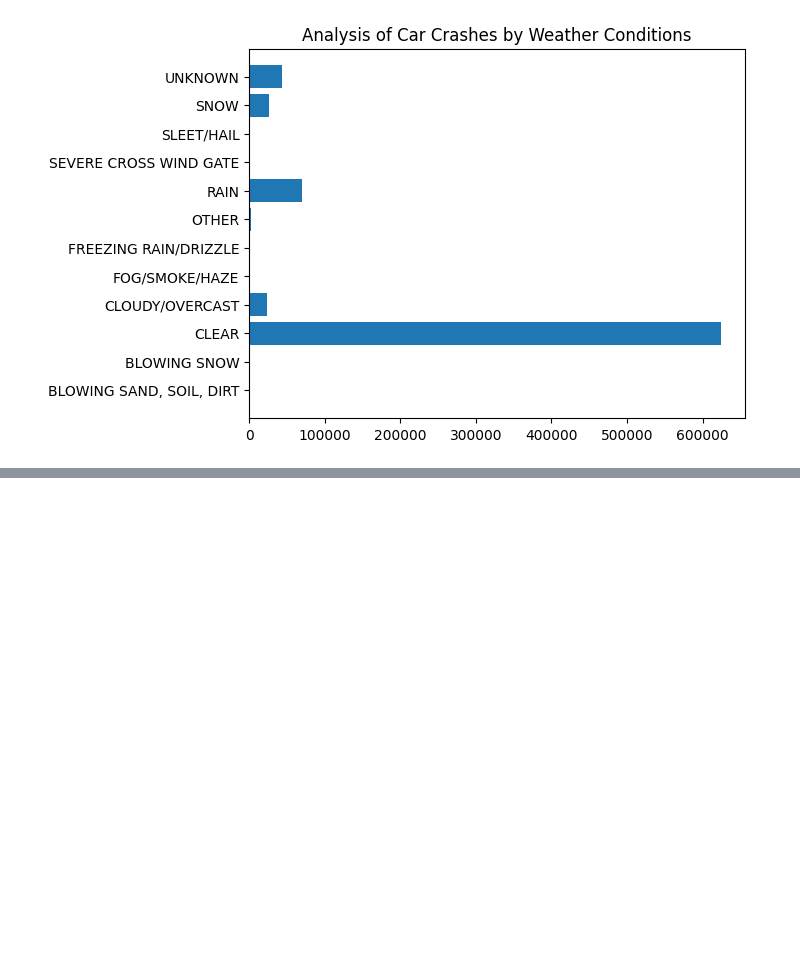
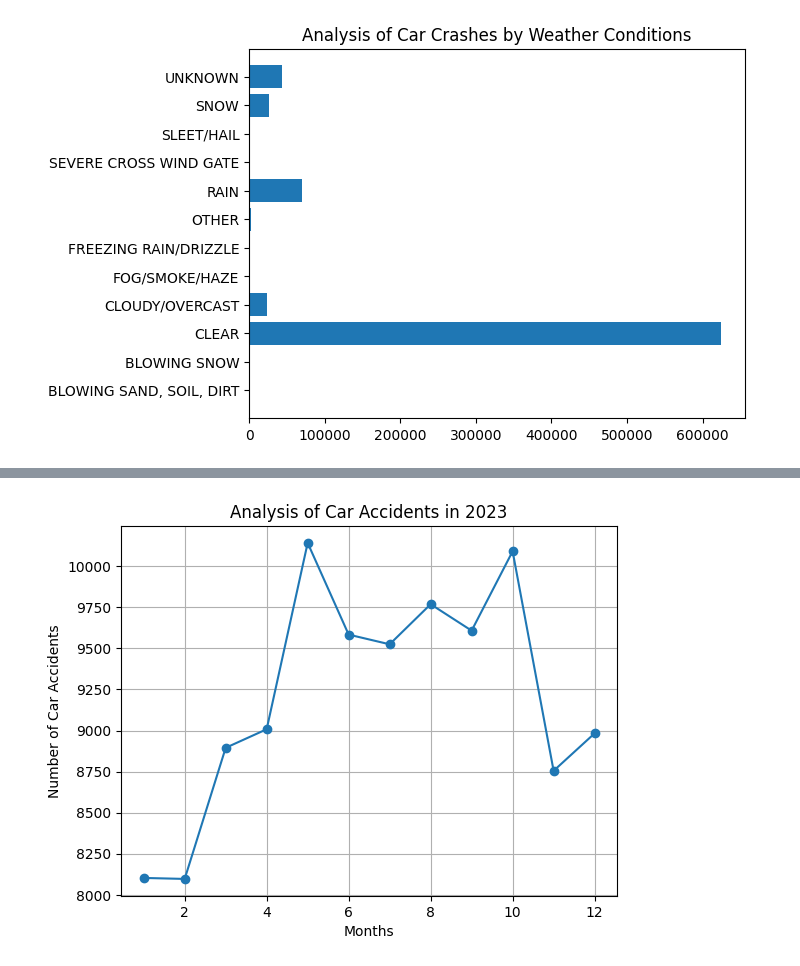
Before and after one commit to Gvelecico/chicago-traffic-crash-analysis, a Jupyter notebook: Chicago_Traffic_Crashes_Chicago_Police_Dataset.ipynb, the cells around one changed output, grey strips where cells are left out. Saved outputs shown, nothing was run; the diff lists cells and outputs as text; code cells hidden in the pictures; blank space fills up the shorter version.

```diff
--- a/Chicago_Traffic_Crashes_Chicago_Police_Dataset.ipynb
+++ b/Chicago_Traffic_Crashes_Chicago_Police_Dataset.ipynb
@@ -43,0 +49,2 @@ memory usage: 6.1 MB
+# %%
+year2023_df = pd.read_csv('/content/drive/MyDrive/Python/datasets/year2023ctc.csv')
@@ -94,0 +129,13 @@ plt.show()
+# %%
+monthly_counts = year2023_df.groupby('MONTH')['YEAR'].count()
+
+
+
+plt.plot(monthly_counts.index, monthly_counts.values, marker='o')
+plt.title('Analysis of Car Accidents in 2023')
+plt.xlabel('Months')
+plt.ylabel('Number of Car Accidents')
+plt.grid(True)
+plt.show()
+# %% [output]
+[figure, added]
```
Also changed, not shown: parts of 13 cells of this notebook.
